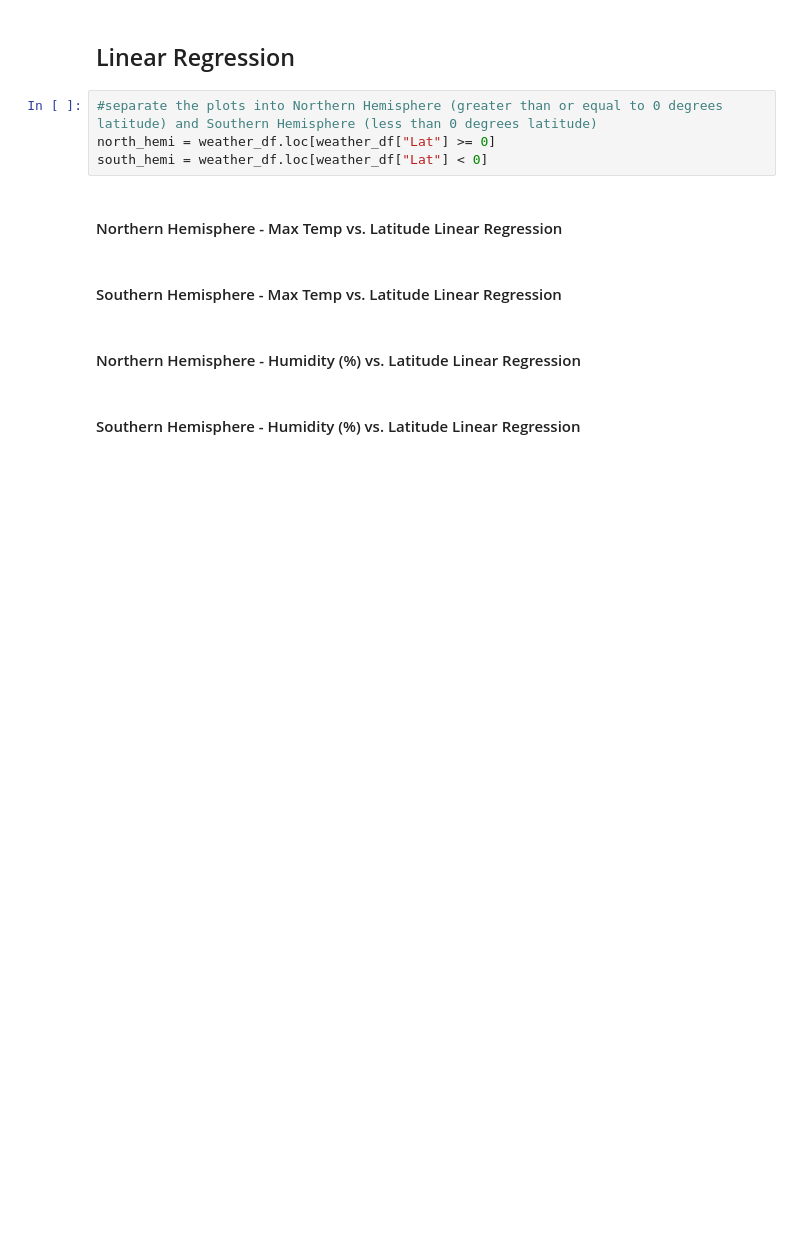
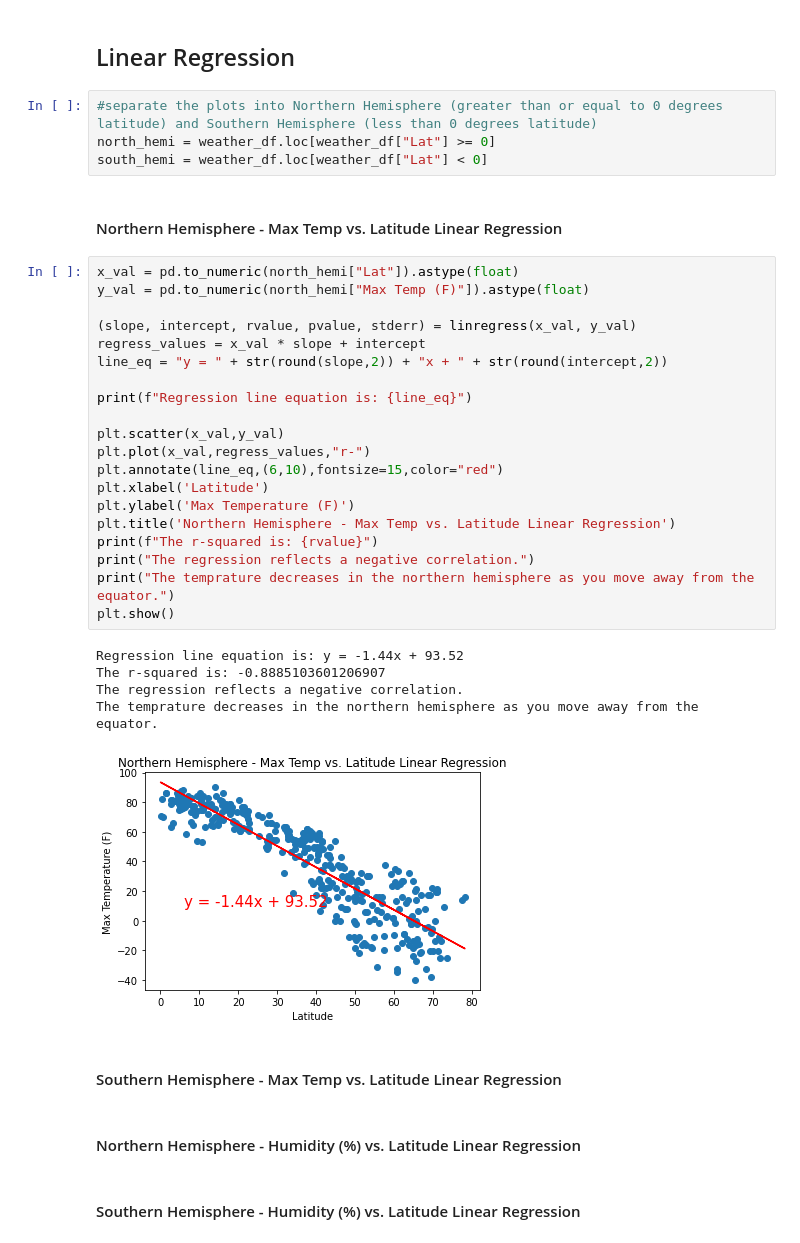
Before and after one commit to mcasiano1/python-api-challenge, a Jupyter notebook: WeatherPy.ipynb, the cells around one changed output. Saved outputs shown, nothing was run; the diff lists cells and outputs as text; blank space fills up the shorter version.

```diff
--- a/WeatherPy.ipynb
+++ b/WeatherPy.ipynb
@@ -260,6 +260,32 @@ north_hemi = weather_df.loc[weather_df["Lat"] >= 0]
 south_hemi = weather_df.loc[weather_df["Lat"] < 0]
 # %% [markdown]
 ####  Northern Hemisphere - Max Temp vs. Latitude Linear Regression
+# %%
+x_val = pd.to_numeric(north_hemi["Lat"]).astype(float)
+y_val = pd.to_numeric(north_hemi["Max Temp (F)"]).astype(float)
+
+(slope, intercept, rvalue, pvalue, stderr) = linregress(x_val, y_val)
+regress_values = x_val * slope + intercept
+line_eq = "y = " + str(round(slope,2)) + "x + " + str(round(intercept,2))
+
+print(f"Regression line equation is: {line_eq}")
+
+plt.scatter(x_val,y_val)
+plt.plot(x_val,regress_values,"r-")
+plt.annotate(line_eq,(6,10),fontsize=15,color="red")
+plt.xlabel('Latitude')
+plt.ylabel('Max Temperature (F)')
+plt.title('Northern Hemisphere - Max Temp vs. Latitude Linear Regression')
+print(f"The r-squared is: {rvalue}")
+print("The regression reflects a negative correlation.")
+print("The temprature decreases in the northern hemisphere as you move away from the equator.")
+plt.show()
+# %% [output]
+Regression line equation is: y = -1.44x + 93.52
+The r-squared is: -0.8885103601206907
+The regression reflects a negative correlation.
+The temprature decreases in the northern hemisphere as you move away from the equator.
+[figure, added]
 # %% [markdown]
 ####  Southern Hemisphere - Max Temp vs. Latitude Linear Regression
 # %% [markdown]
```
Also changed, not shown: parts of 8 cells of this notebook.
